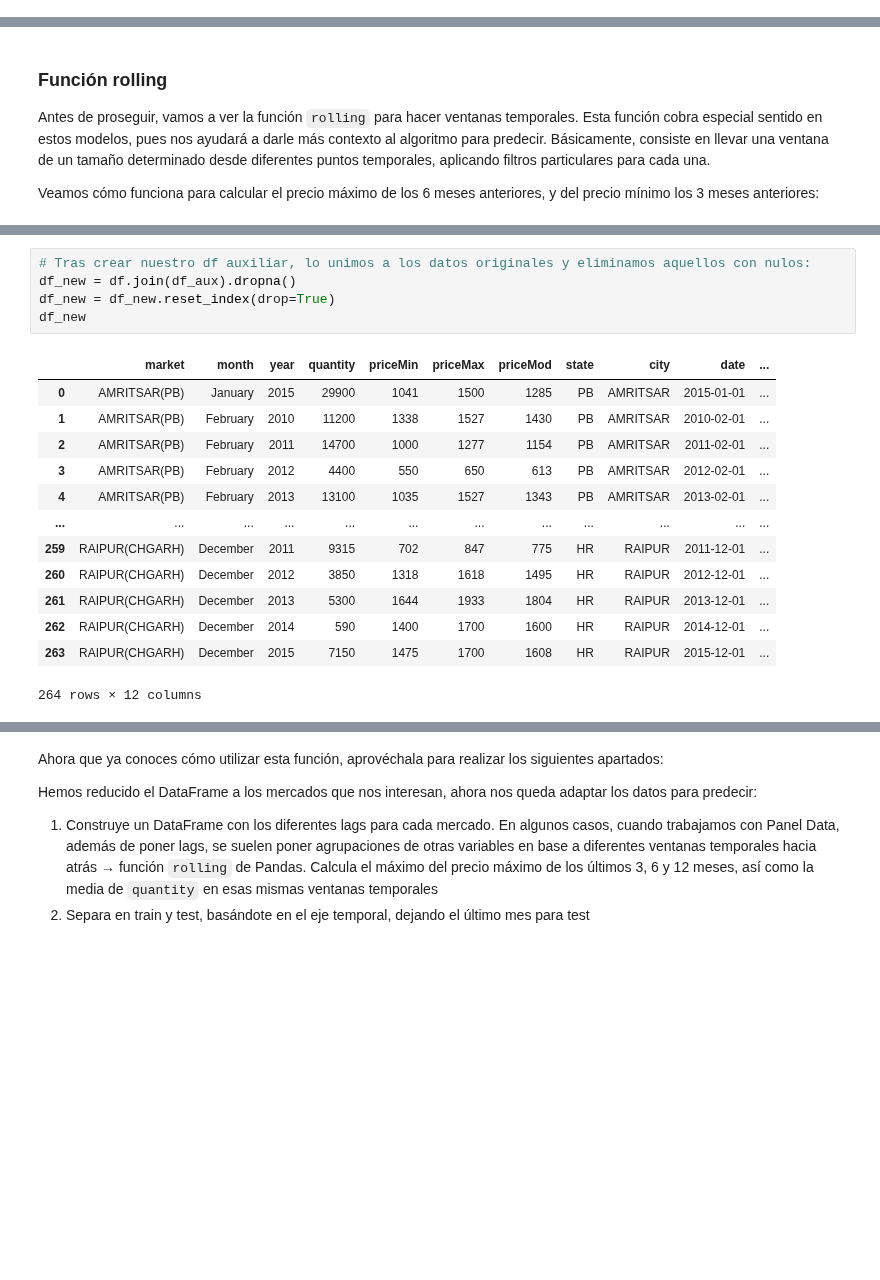
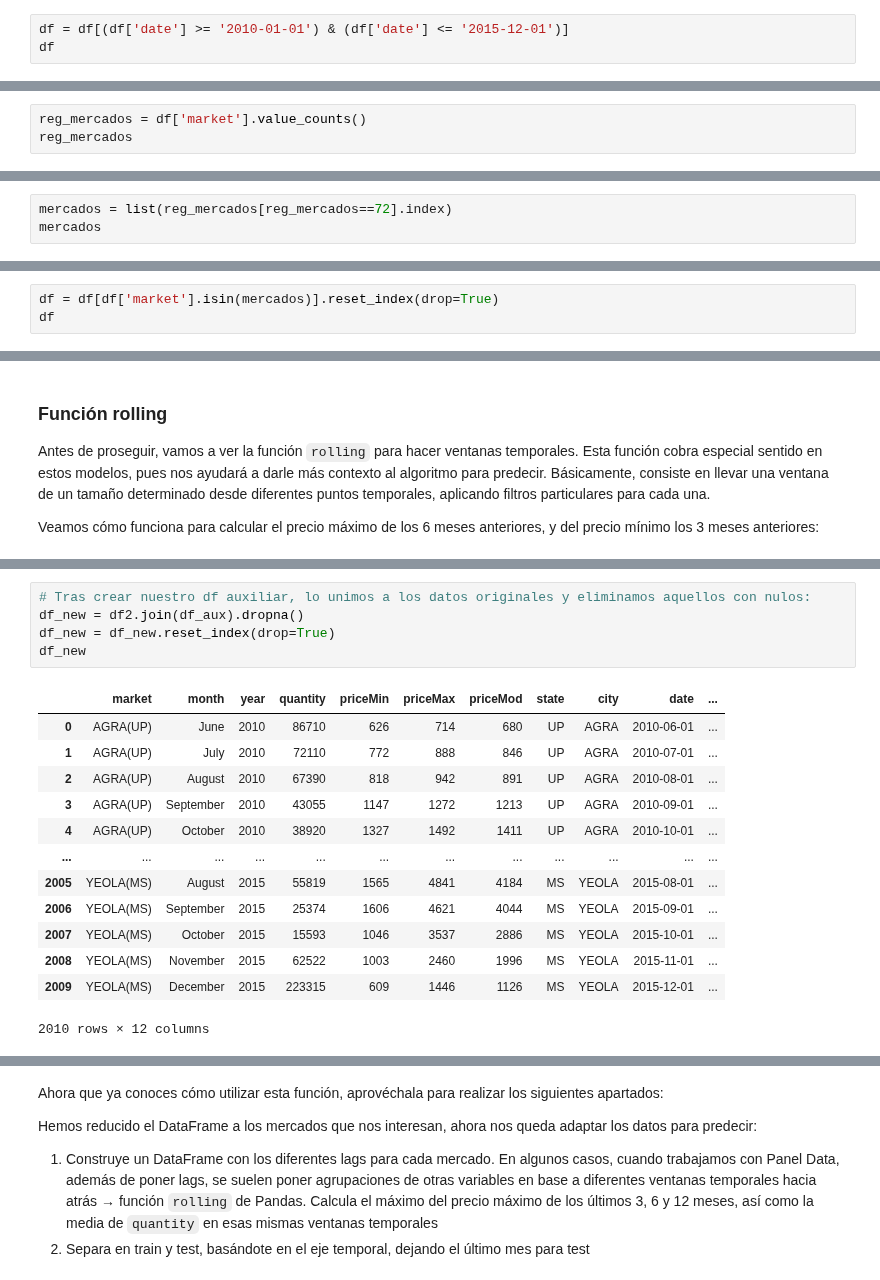
Before and after one commit to franciscocanon-thebridge/bootcamp_thebridge_PTSep20, a Jupyter notebook: Bloque 3 - Machine Learning/03_Time_Series/ejercicios/03_Panel_Data.ipynb, the cells around one changed output, grey strips where cells are left out. Drawn from its saved outputs; the diff is of its cells as text; blank space fills up the shorter version.

```diff
--- a/Bloque 3 - Machine Learning/03_Time_Series/ejercicios/03_Panel_Data.ipynb
+++ b/Bloque 3 - Machine Learning/03_Time_Series/ejercicios/03_Panel_Data.ipynb
@@ -35,0 +39,3 @@ df
+# %%
+df = df[(df['date'] >= '2010-01-01') & (df['date'] <= '2015-12-01')]
+df
@@ -35,0 +56,3 @@ df
+# %%
+reg_mercados = df['market'].value_counts()
+reg_mercados
@@ -35,0 +72,3 @@ df
+# %%
+mercados = list(reg_mercados[reg_mercados==72].index)
+mercados
@@ -35,0 +93,3 @@ df
+# %%
+df = df[df['market'].isin(mercados)].reset_index(drop=True)
+df
@@ -104,21 +193,21 @@ df_aux
 # %%
 # Tras crear nuestro df auxiliar, lo unimos a los datos originales y eliminamos aquellos con nulos:
-df_new = df.join(df_aux).dropna()
+df_new = df2.join(df_aux).dropna()
 df_new = df_new.reset_index(drop=True)
 df_new
 # %% [output]
 |  | market | month | year | quantity | priceMin | priceMax | priceMod | state | city | date | ... |
-| 0 | AMRITSAR(PB) | January | 2015 | 29900 | 1041 | 1500 | 1285 | PB | AMRITSAR | 2015-01-01 | ... |
-| 1 | AMRITSAR(PB) | February | 2010 | 11200 | 1338 | 1527 | 1430 | PB | AMRITSAR | 2010-02-01 | ... |
-| 2 | AMRITSAR(PB) | February | 2011 | 14700 | 1000 | 1277 | 1154 | PB | AMRITSAR | 2011-02-01 | ... |
-| 3 | AMRITSAR(PB) | February | 2012 | 4400 | 550 | 650 | 613 | PB | AMRITSAR | 2012-02-01 | ... |
-| 4 | AMRITSAR(PB) | February | 2013 | 13100 | 1035 | 1527 | 1343 | PB | AMRITSAR | 2013-02-01 | ... |
+| 0 | AGRA(UP) | June | 2010 | 86710 | 626 | 714 | 680 | UP | AGRA | 2010-06-01 | ... |
+| 1 | AGRA(UP) | July | 2010 | 72110 | 772 | 888 | 846 | UP | AGRA | 2010-07-01 | ... |
+| 2 | AGRA(UP) | August | 2010 | 67390 | 818 | 942 | 891 | UP | AGRA | 2010-08-01 | ... |
+| 3 | AGRA(UP) | September | 2010 | 43055 | 1147 | 1272 | 1213 | UP | AGRA | 2010-09-01 | ... |
+| 4 | AGRA(UP) | October | 2010 | 38920 | 1327 | 1492 | 1411 | UP | AGRA | 2010-10-01 | ... |
 | ... | ... | ... | ... | ... | ... | ... | ... | ... | ... | ... | ... |
-| 259 | RAIPUR(CHGARH) | December | 2011 | 9315 | 702 | 847 | 775 | HR | RAIPUR | 2011-12-01 | ... |
-| 260 | RAIPUR(CHGARH) | December | 2012 | 3850 | 1318 | 1618 | 1495 | HR | RAIPUR | 2012-12-01 | ... |
-| 261 | RAIPUR(CHGARH) | December | 2013 | 5300 | 1644 | 1933 | 1804 | HR | RAIPUR | 2013-12-01 | ... |
-| 262 | RAIPUR(CHGARH) | December | 2014 | 590 | 1400 | 1700 | 1600 | HR | RAIPUR | 2014-12-01 | ... |
-| 263 | RAIPUR(CHGARH) | December | 2015 | 7150 | 1475 | 1700 | 1608 | HR | RAIPUR | 2015-12-01 | ... |
+| 2005 | YEOLA(MS) | August | 2015 | 55819 | 1565 | 4841 | 4184 | MS | YEOLA | 2015-08-01 | ... |
+| 2006 | YEOLA(MS) | September | 2015 | 25374 | 1606 | 4621 | 4044 | MS | YEOLA | 2015-09-01 | ... |
+| 2007 | YEOLA(MS) | October | 2015 | 15593 | 1046 | 3537 | 2886 | MS | YEOLA | 2015-10-01 | ... |
+| 2008 | YEOLA(MS) | November | 2015 | 62522 | 1003 | 2460 | 1996 | MS | YEOLA | 2015-11-01 | ... |
+| 2009 | YEOLA(MS) | December | 2015 | 223315 | 609 | 1446 | 1126 | MS | YEOLA | 2015-12-01 | ... |
-264 rows × 12 columns
+2010 rows × 12 columns
 # %%
 # Nos quedaríamos con las columnas que utilizaremos para predecir en nuestro dataset:
```
Also changed, not shown: parts of 14 cells of this notebook, 8 other files.
